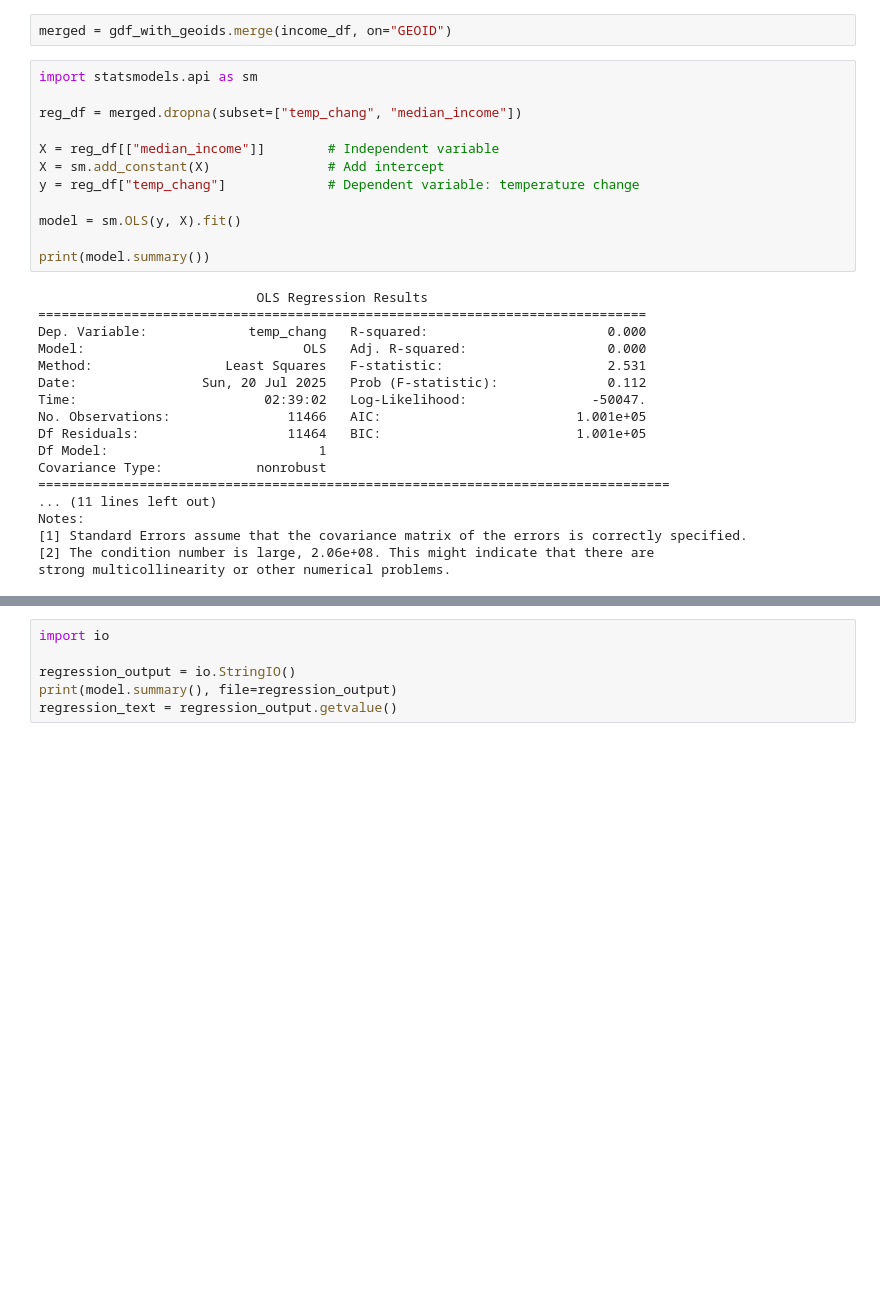
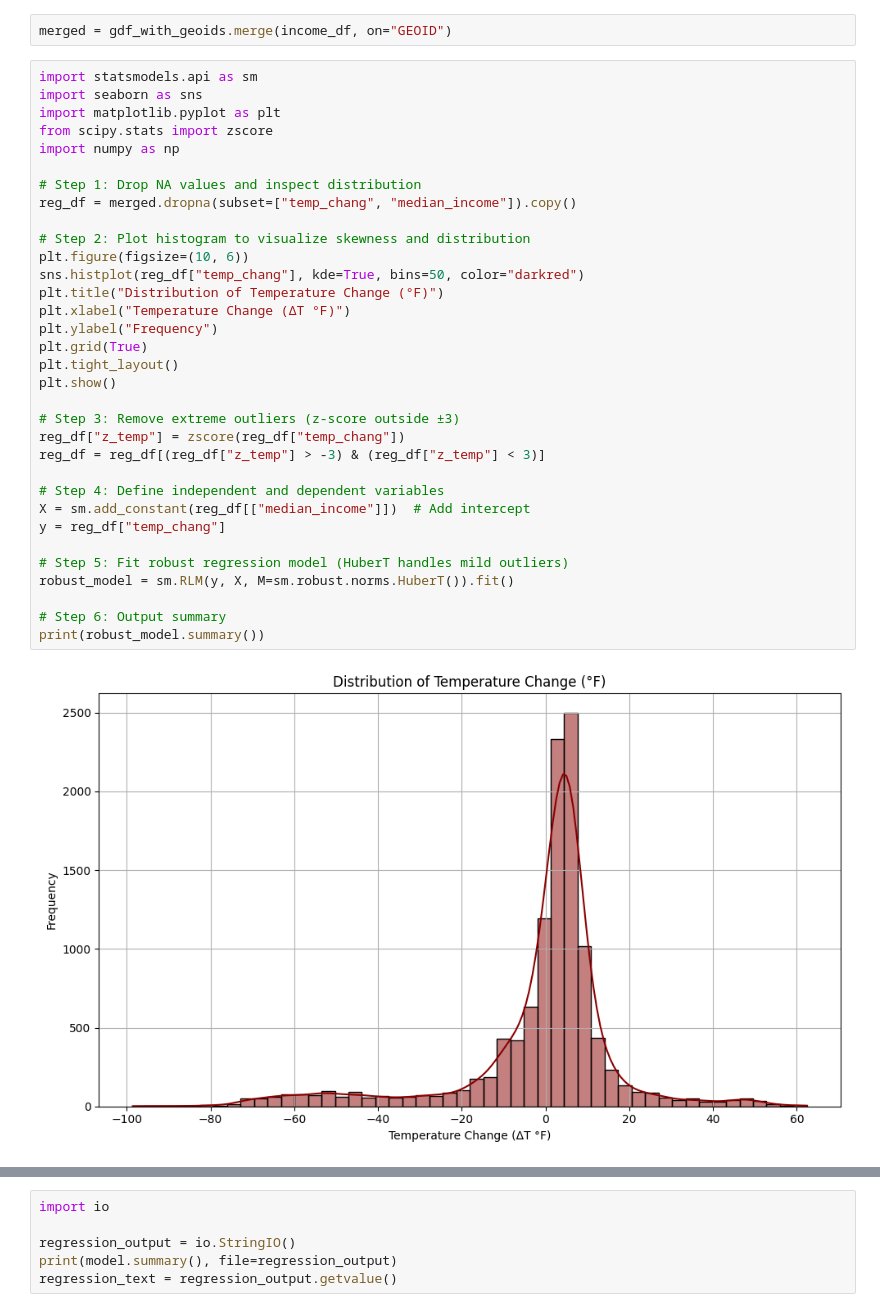
Before and after one commit to charlaburnett/dc_heat_analysis, a Jupyter notebook: dc_heat_osint.ipynb, the cells around one changed output, grey strips where cells are left out. Drawn from its saved outputs; the diff is of its cells as text; blank space fills up the shorter version.

```diff
--- a/dc_heat_osint.ipynb
+++ b/dc_heat_osint.ipynb
@@ -247,33 +247,38 @@ gdf = gdf.to_crs(tracts.crs)
 gdf_with_geoids = gpd.sjoin(gdf, tracts, how="left", predicate="intersects")
 # %%
 merged = gdf_with_geoids.merge(income_df, on="GEOID")
-# %%
-import statsmodels.api as sm
-
-reg_df = merged.dropna(subset=["temp_chang", "median_income"])
-
-X = reg_df[["median_income"]]        # Independent variable
-X = sm.add_constant(X)               # Add intercept
-y = reg_df["temp_chang"]             # Dependent variable: temperature change
-
-model = sm.OLS(y, X).fit()
-
-print(model.summary())
-# %% [output]
-                            OLS Regression Results
-==============================================================================
-Dep. Variable:             temp_chang   R-squared:                       0.000
-Model:                            OLS   Adj. R-squared:                  0.000
-Method:                 Least Squares   F-statistic:                     2.531
-Date:                Sun, 20 Jul 2025   Prob (F-statistic):              0.112
-Time:                        02:39:02   Log-Likelihood:                -50047.
-No. Observations:               11466   AIC:                         1.001e+05
-Df Residuals:                   11464   BIC:                         1.001e+05
-Df Model:                           1
-Covariance Type:            nonrobust
-=================================================================================
-... (11 lines left out)
-Notes:
-[1] Standard Errors assume that the covariance matrix of the errors is correctly specified.
-[2] The condition number is large, 2.06e+08. This might indicate that there are
-strong multicollinearity or other numerical problems.
+# %%
+import statsmodels.api as sm
+import seaborn as sns
+import matplotlib.pyplot as plt
+from scipy.stats import zscore
+import numpy as np
+
+# Step 1: Drop NA values and inspect distribution
+reg_df = merged.dropna(subset=["temp_chang", "median_income"]).copy()
+
+# Step 2: Plot histogram to visualize skewness and distribution
+plt.figure(figsize=(10, 6))
+sns.histplot(reg_df["temp_chang"], kde=True, bins=50, color="darkred")
+plt.title("Distribution of Temperature Change (°F)")
+plt.xlabel("Temperature Change (ΔT °F)")
+plt.ylabel("Frequency")
+plt.grid(True)
+plt.tight_layout()
+plt.show()
+
+# Step 3: Remove extreme outliers (z-score outside ±3)
+reg_df["z_temp"] = zscore(reg_df["temp_chang"])
+reg_df = reg_df[(reg_df["z_temp"] > -3) & (reg_df["z_temp"] < 3)]
+
+# Step 4: Define independent and dependent variables
+X = sm.add_constant(reg_df[["median_income"]])  # Add intercept
+y = reg_df["temp_chang"]
+
+# Step 5: Fit robust regression model (HuberT handles mild outliers)
+robust_model = sm.RLM(y, X, M=sm.robust.norms.HuberT()).fit()
+
+# Step 6: Output summary
+print(robust_model.summary())
+# %% [output]
+[figure, added]
```
Also changed, not shown: parts of 5 cells of this notebook.
